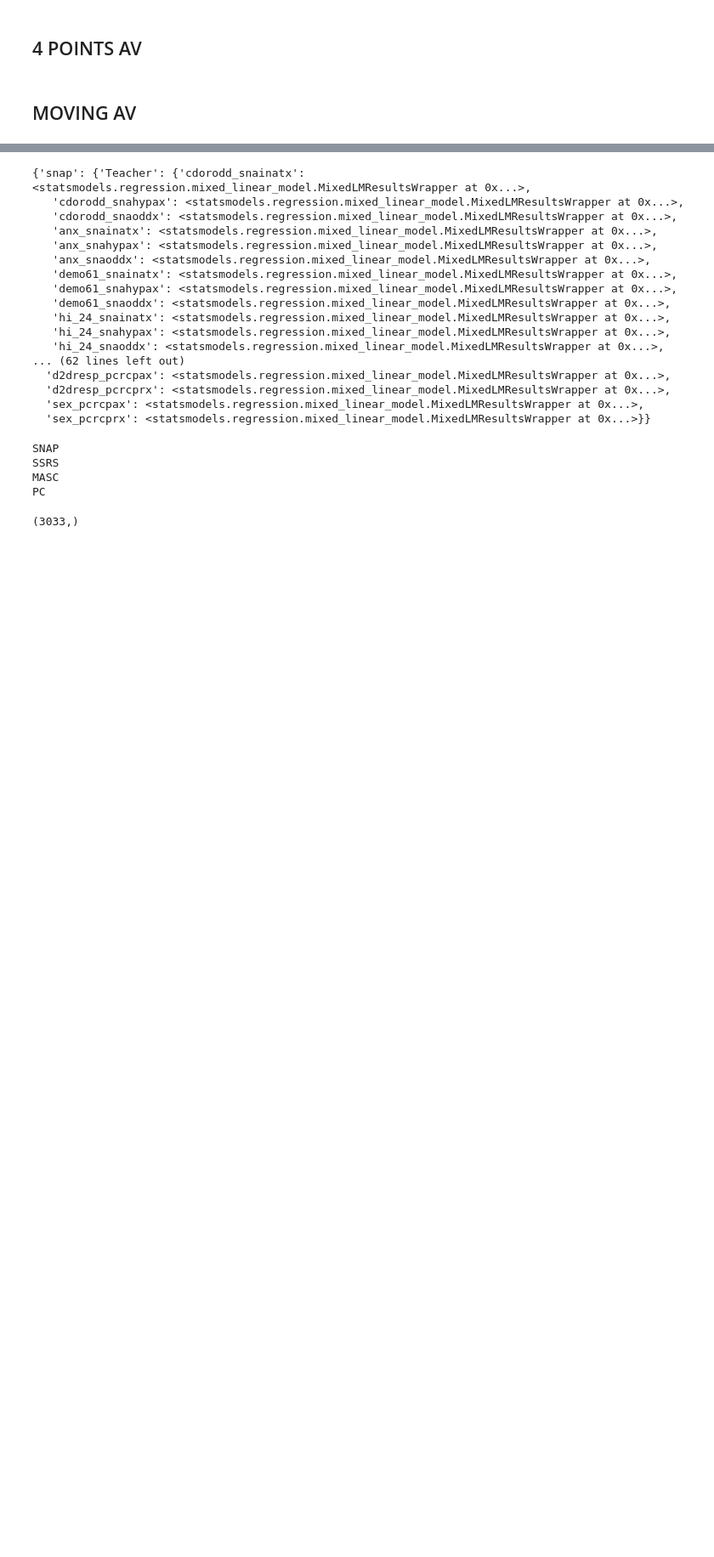
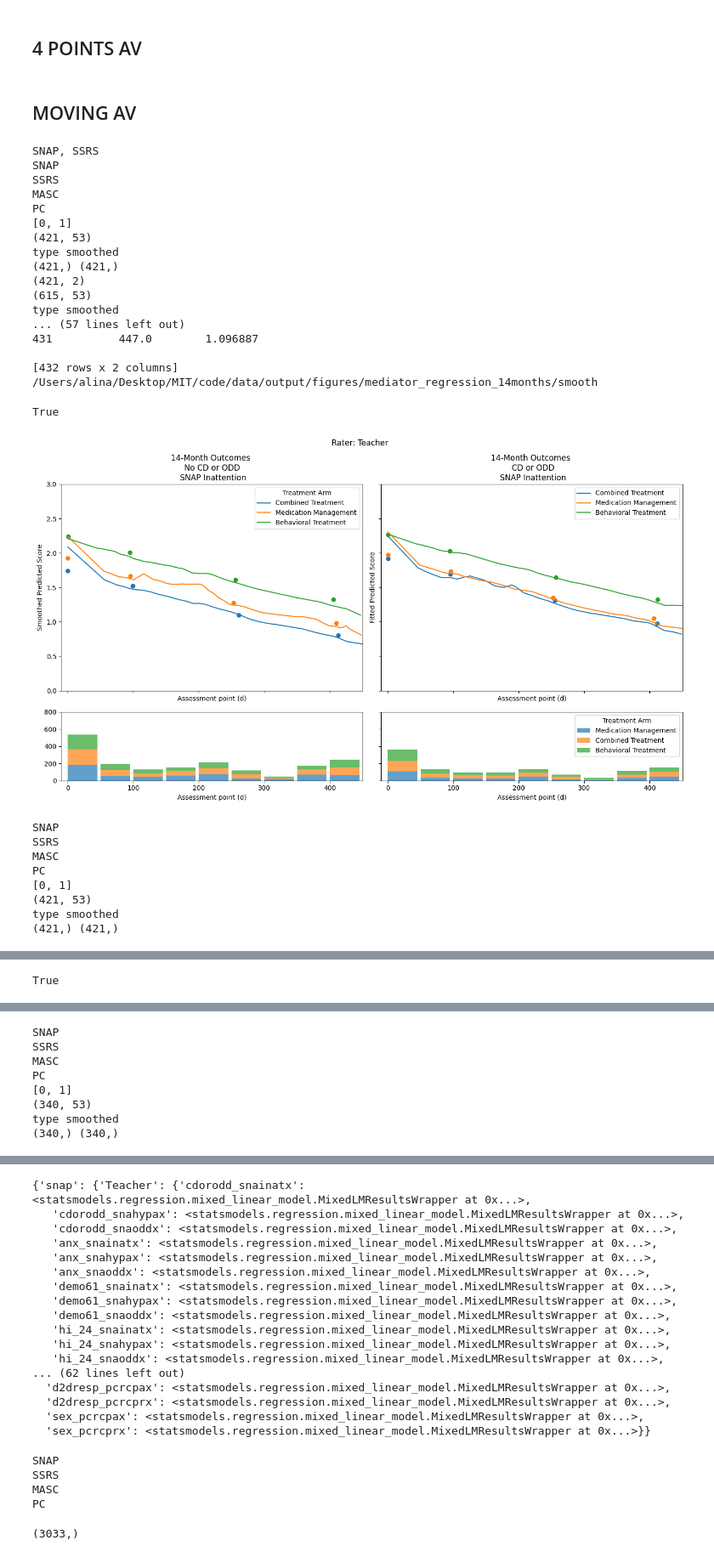
Before and after one commit to ALINA991/ADHD_fMRI, a Jupyter notebook: MTA/mta_mediators_2.ipynb, the cells around one changed output, grey strips where cells are left out. Shown at 85% size. Cells and saved outputs as stored; diff of their text form; code cells hidden in the pictures; blank space fills up the shorter version.

```diff
--- a/MTA/mta_mediators_2.ipynb
+++ b/MTA/mta_mediators_2.ipynb
@@ -995,7 +1259,9 @@ save_path = Path('/Users/alina/Desktop/MIT/code/data/output/figures/mediator_reg
 to_plot = qsts
 extract_results = True
 window = 50
-plot_type= 'four_pt_fit' # smooth #four_pnt
+type_plot= 'smooth' # smooth #four_pnt
+
+
 
 
 for qst in to_plot:
@@ -1023,51 +1289,64 @@ for qst in to_plot:
                 values = med_values[var_mod]
 
                 if extract_results:
-                    result = result[var_result]
-                    data = data_dict[qst]
-                    data_dict[qst]['predicted_' + str(var_result)] = result.predict(data) #put teh result in original dataframe for later access
+                    extract_prediction(results, data_dict, to_plot)
 
 
-                if plot_type == 'mov_av' :
-                    plot_moving_av(data, var_mod, var_out, med_values, window, trt_dict, rater = rater, show = plot, save_path= None)
-                elif plot_type == 'smooth' :
-                    plot_RR_curves_med_mod_smooth(data=data, results=result, var_mod= var_mod, var_out=var_out, outcomes_dict_fig=outcomes_dict_fig, med_dict_fig=med_dict_fig, med_values=med_values, xlim=(-10,450), ylim=ylim_dict[qst], rater = rater, save_path=save_path)
-                elif plot_type == 'four_pt_fit':
-                    plot_4_point_av_fit(data, var_mod, var_out, med_values, window, trt_dict, rater = rater, show = plot, save_path= None)
-
+                plot_RR_results(data, var_mod, var_out, med_values, type_plot=type_plot, window= window, timepoints_range=timepoints_range, trt_dict=trt_dict, rater=rater, xlim=xlim, ylim=ylim, show=plot, save_path=save_path)
 
 
     else:
         print('MASC; PC')
         for key in results[qst].keys():
             print(qst)
             if key.startswith('hi'):
                 var_mod = split_on_occurrence(key, '_', 2)[0]
                 var_out= split_on_occurrence(key, '_', 2)[1]
             elif 'masc' in key:
                 var_mod = split_on_occurrence(key, '_', 1)[0]
                 var_out= split_on_occurrence(key, '_', 1)[1]
             else:
                 var_mod = key.split('_')[0]
                 var_out =  key.split('_')[1]
             title = ['14-Month Outcomes \n {} \n {}'.format(med_dict_fig[var_mod][0], outcomes_dict_fig[var_out]) , '14-Month Outcomes \n {} \n {}'.format(med_dict_fig[var_mod][1], outcomes_dict_fig[var_out])]
             data = data_dict[qst]
             result = results[qst]
 
 
             var_result = var_mod + '_' + var_out
             title = ['14-Month Outcomes \n {} \n {}'.format(med_dict_fig[var_mod][0], outcomes_dict_fig[var_out]) , '14-Month Outcomes \n {} \n {}'.format(med_dict_fig[var_mod][1], outcomes_dict_fig[var_out])]
             values = med_values[var_mod]
+
             if extract_results:
-                result = result[var_result]
-                data = data_dict[qst]
-                data_dict[qst]['predicted_' + str(var_result)] = result.predict(data) #put teh result in original dataframe for later access
+                extract_prediction(results, data_dict, to_plot)
 
-            if plot_type == 'mov_av' :
-                print('MOV AV')
-                print(save_path)
-                plot_moving_av(data= data, var_mod=var_mod, var_out=var_out,med_values= med_values,window= window,trt_dict= trt_dict, rater = rater, show = plot, save_path= save_path)
-            elif plot_type == "smooth":
-                plot_RR_curves_med_mod_smooth(data=data, results=result, var_mod= var_mod, var_out=var_out, outcomes_dict_fig=outcomes_dict_fig, med_dict_fig=med_dict_fig, med_values=med_values, xlim=(-10,450), ylim=ylim_dict[qst], rater = rater, show= False, save_path=save_path)
-            elif plot_type == 'four_pt_fit':
-                plot_4_point_av_fit(data= data, var_mod=var_mod, var_out=var_out,med_values= med_values,window= window,trt_dict= trt_dict, rater = rater, show = plot, save_path= save_path)
+
+            plot_RR_results(data, var_mod, var_out, med_values, type_plot=type_plot, window= window, timepoints_range=timepoints_range, trt_dict=trt_dict, rater=rater, xlim=xlim, ylim=ylim, show=plot, save_path=save_path)
+# %% [output]
+SNAP, SSRS
+SNAP
+SSRS
+MASC
+PC
+[0, 1]
+(421, 53)
+type smoothed
+(421,) (421,)
+(421, 2)
+(615, 53)
+type smoothed
+... (57 lines left out)
+431          447.0        1.096887
+
+[432 rows x 2 columns]
+/Users/alina/Desktop/MIT/code/data/output/figures/mediator_regression_14months/smooth
+True
+[figure, added]
+SNAP
+SSRS
+MASC
+PC
+[0, 1]
+(421, 53)
+type smoothed
+(421,) (421,)
@@ -1073,0 +1388 @@ for qst in to_plot:
+True
@@ -1073,0 +1390,8 @@ for qst in to_plot:
+SNAP
+SSRS
+MASC
+PC
+[0, 1]
+(340, 53)
+type smoothed
+(340,) (340,)
```
Also changed, not shown: parts of 37 cells of this notebook, 5 other files.
